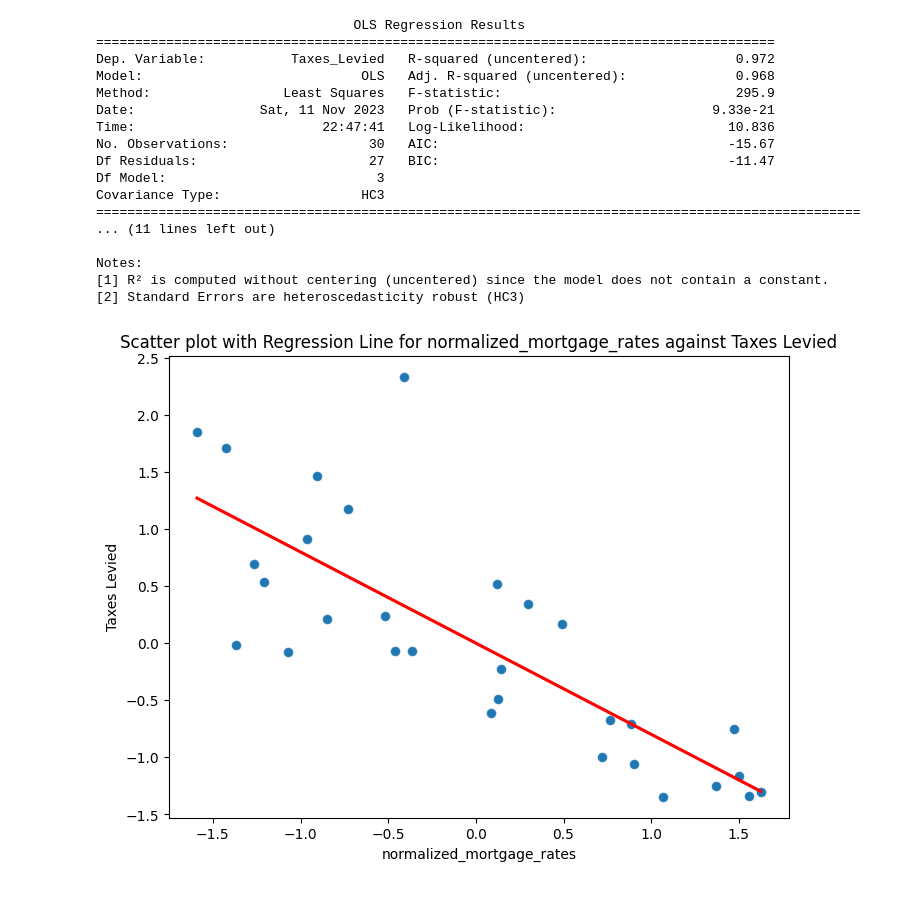
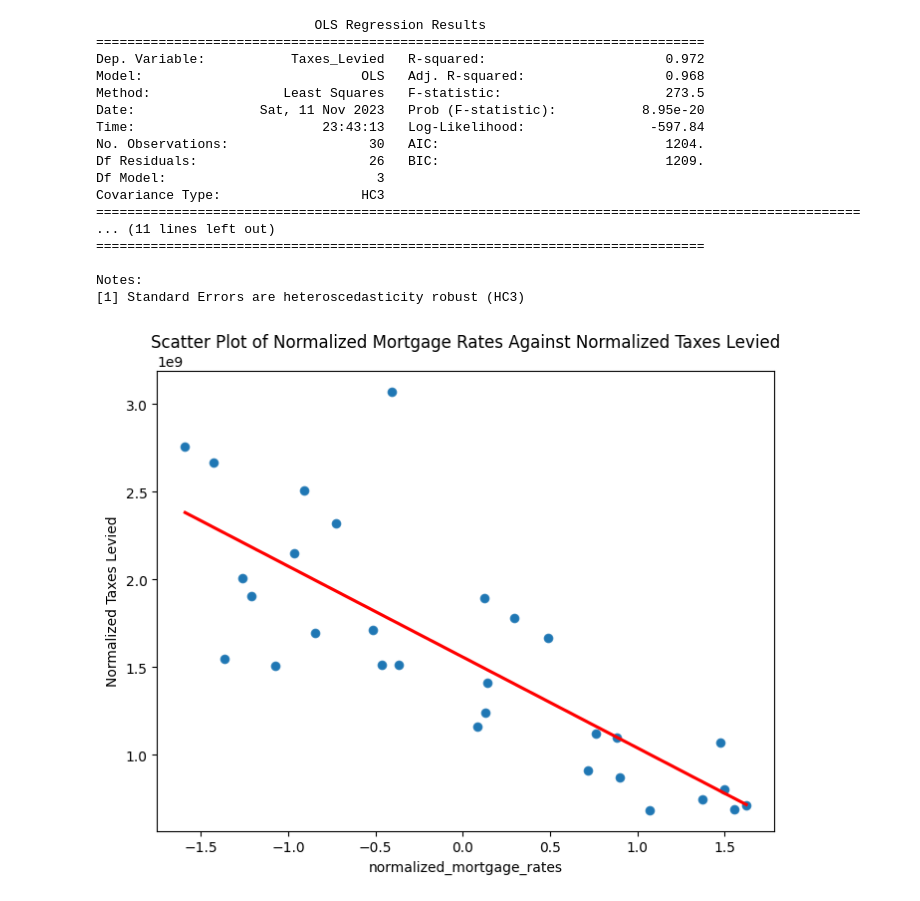
Before and after one commit to dramirez37/research, a Jupyter notebook: Regression/RealAnalysis.ipynb, the cells around one changed output. Drawn from its saved outputs; the diff is of its cells as text; code cells hidden in the pictures.

```diff
--- a/Regression/RealAnalysis.ipynb
+++ b/Regression/RealAnalysis.ipynb
@@ -4,16 +4,11 @@ import pandas as pd
 import statsmodels.api as sm
 import seaborn as sns
 import matplotlib.pyplot as plt
-from IPython.display import display
 
 maindata = pd.read_excel("/workspaces/research/Regression/Metrics Research Project Extracted Data (1).xlsx")
 maindata.columns = ['Taxes_Levied', 'Florida_Resident_Population', 'Florida_Housing_Price_Index', 'Mortgage_Rates']
 maindata = maindata.apply(pd.to_numeric)
 maindata['Taxes_Levied'] = maindata['Taxes_Levied'].astype(float)
-
-# Calculate the mean and standard deviation of dependent variable
-mean_taxes_levied = np.mean(maindata['Taxes_Levied'])
-std_taxes_levied = np.std(maindata['Taxes_Levied'])
 
 # Calculate the mean and standard deviation of each independent variable
 mean_mortgage_rate = np.mean(maindata['Mortgage_Rates'])
@@ -25,57 +20,63 @@ std_housing_price_index = np.std(maindata['Florida_Housing_Price_Index'])
 mean_population = np.mean(maindata['Florida_Resident_Population'])
 std_population = np.std(maindata['Florida_Resident_Population'])
 
 # Normalize the data
-Normalized_Taxes_Levied = (maindata['Taxes_Levied'] - mean_taxes_levied) / std_taxes_levied
-Normalized_Mortgage_Rates = (maindata['Mortgage_Rates'] - mean_mortgage_rate) / std_mortgage_rate
-Normalized_Housing_Price_Index = (maindata['Florida_Housing_Price_Index'] - mean_housing_price_index) / std_housing_price_index
-Normalized_Population = (maindata['Florida_Resident_Population'] - mean_population) / std_population
+normalized_mortgage_rates = (maindata['Mortgage_Rates'] - mean_mortgage_rate) / std_mortgage_rate
+normalized_housing_price_index = (maindata['Florida_Housing_Price_Index'] - mean_housing_price_index) / std_housing_price_index
+normalized_population = (maindata['Florida_Resident_Population'] - mean_population) / std_population
 
-# Create a NumPy array of the normalized independent variables and convert to Pandas DataFrame
-X = np.array([normalized_mortgage_rates, normalized_housing_price_index, normalized_population]).T
-X_df = pd.DataFrame(X, columns=['normalized_mortgage_rates', 'normalized_housing_price_index', 'normalized_population'])
+# Create a NumPy array of the normalized independent variables and add intercept
+X = np.column_stack((np.ones(len(maindata)), normalized_mortgage_rates, normalized_housing_price_index, normalized_population))
+X_df = pd.DataFrame(X, columns=['Intercept', 'normalized_mortgage_rates', 'normalized_housing_price_index', 'normalized_population'])
 
 # Use the entire dataset as both X and endog
 X_train = X_df
-y_train = normalized_taxes_levied
+y_train = maindata['Taxes_Levied']
 
 # Create a multilinear regression model with heteroscedasticity
 model = sm.OLS(endog=y_train, exog=X_train).fit(cov_type='HC3')  # Use 'HC3' for heteroskedasticity-robust standard errors
 
 # Fit the model to the entire dataset
 results = model.summary()
 print(results)
 
-# Plot scatter plots for each independent variable against the dependent variable with regression lines
-for column in X_train.columns:
+# Plot scatter plots for each variable against the dependent variable with regression lines
+variables = ['normalized_mortgage_rates', 'normalized_housing_price_index', 'normalized_population']
+titles = [
+    'Scatter Plot of Normalized Mortgage Rates Against Normalized Taxes Levied',
+    'Scatter Plot of Normalized Florida Housing Price Index Against Normalized Taxes Levied',
+    'Scatter Plot of Normalized Florida Resident Population Against Normalized Taxes Levied'
+]
+
+for variable, title in zip(variables, titles):
     plt.figure(figsize=(8, 6))
 
     # Scatter plot
-    sns.scatterplot(x=X_train[column], y=y_train)
+    sns.scatterplot(x=X_train[variable], y=y_train)
 
     # Regression line
-    sns.regplot(x=X_train[column], y=y_train, ci=None, line_kws={'color': 'red'})
+    sns.regplot(x=X_train[variable], y=y_train, ci=None, line_kws={'color': 'red'})
 
-    plt.title(f'Scatter plot with Regression Line for {column} against Taxes Levied')
-    plt.xlabel(column)
-    plt.ylabel('Taxes Levied')
+    plt.title(title)
+    plt.xlabel(variable)
+    plt.ylabel('Normalized Taxes Levied')
     plt.show()
 # %% [output]
-                                 OLS Regression Results
-=======================================================================================
-Dep. Variable:           Taxes_Levied   R-squared (uncentered):                   0.972
-Model:                            OLS   Adj. R-squared (uncentered):              0.968
-Method:                 Least Squares   F-statistic:                              295.9
-Date:                Sat, 11 Nov 2023   Prob (F-statistic):                    9.33e-21
-Time:                        22:47:41   Log-Likelihood:                          10.836
-No. Observations:                  30   AIC:                                     -15.67
-Df Residuals:                      27   BIC:                                     -11.47
+                            OLS Regression Results
+==============================================================================
+Dep. Variable:           Taxes_Levied   R-squared:                       0.972
+Model:                            OLS   Adj. R-squared:                  0.968
+Method:                 Least Squares   F-statistic:                     273.5
+Date:                Sat, 11 Nov 2023   Prob (F-statistic):           8.95e-20
+Time:                        23:43:13   Log-Likelihood:                -597.84
+No. Observations:                  30   AIC:                             1204.
+Df Residuals:                      26   BIC:                             1209.
 Df Model:                           3
 Covariance Type:                  HC3
 ==================================================================================================
 ... (11 lines left out)
+==============================================================================
 
 Notes:
-[1] R² is computed without centering (uncentered) since the model does not contain a constant.
-[2] Standard Errors are heteroscedasticity robust (HC3)
+[1] Standard Errors are heteroscedasticity robust (HC3)
-[figure, old version]
+[figure, new version]
```
Also changed, not shown: parts of 1 cell of this notebook.
